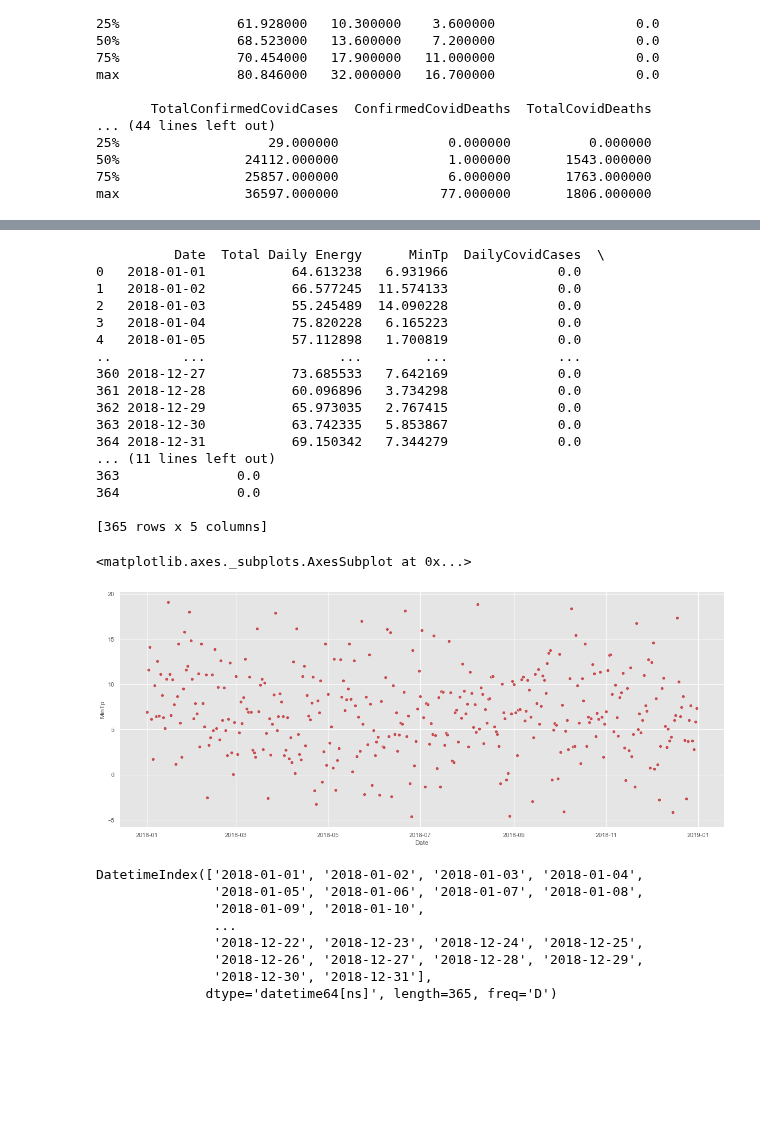
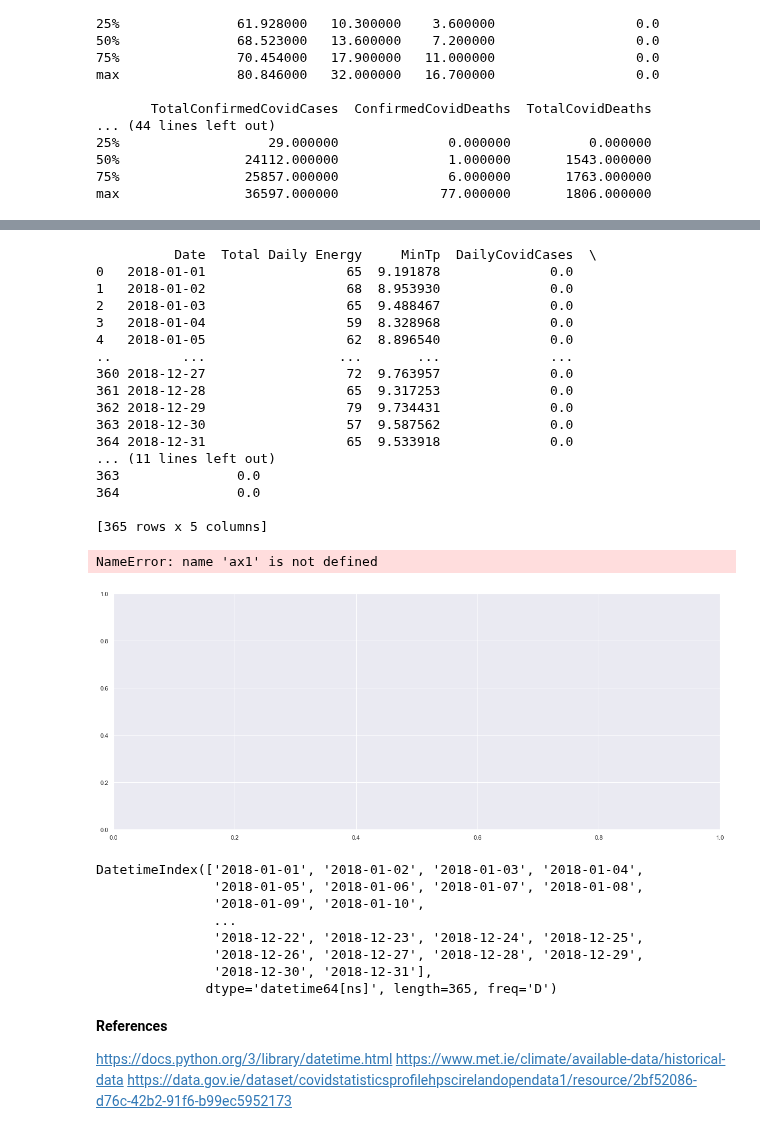
Before and after one commit to Keitho08/Prog_for_data_analyis_project_2020, a Jupyter notebook: Programming_for_Data_Analysis_Project_2020.ipynb, the cells around one changed output, grey strips where cells are left out. Saved outputs shown, nothing was run; the diff lists cells and outputs as text; code cells hidden in the pictures; blank space fills up the shorter version.

Commit message:
Created real life data sets and added synthesised data

```diff
--- a/Programming_for_Data_Analysis_Project_2020.ipynb
+++ b/Programming_for_Data_Analysis_Project_2020.ipynb
@@ -103,44 +232,58 @@ sns.scatterplot(x="datetime", y="TotalDailyEnergy_GWh", size="TotalDailyEnergy_G
 # %%
 import numpy as np
 import pandas as pd
 import datetime
+import math
 
 np.random.seed(2)
 
 start2018 = datetime.datetime(2018, 1, 1)
 end2018 = datetime.datetime(2018, 12, 31)
 dates2018 = pd.date_range(start2018, end2018, freq='d')
-#synEne2018 = np.random.poisson(lam=66.883795, size=365)
-#synMintp2018 = np.random.poisson(lam= 7.203288, size=365)
-synEne2018 = np.random.normal(loc=66.883795, scale=5.448145, size=365)
-synMintp2018 = np.random.normal(loc=7.203288, scale=4.690315, size=365)
+synEne2018 = np.random.poisson(lam=66.883795, size=365)
 synCovidDailyCases2018 = np.random.normal(loc=0.0, scale=0.0, size=365)
 synCovidDailyDeaths2018 = np.random.normal(loc=0.0, scale=0.0, size=365)
+
+t_range = 4.690315 # our range
+t_mean = 7.203288  # our mean
+t_min = -5.0
+#synMintp2018 = np.sin(np.arange(365)/365 * math.pi)*t_range + t_min
+#synMintp2018 = np.sin(np.arange(365)/365 * math.pi)*t_range + t_mean
+synMintp2018 += np.random.normal(loc=7.203288, scale=0.2, size=365)
+
+
+#synMintp2018 = np.random.poisson(lam= 7.203288, size=365)
+#synEne2018 = np.random.normal(loc=66.883795, scale=5.448145, size=365)
+#synMintp2018 = np.random.normal(loc=7.203288, scale=4.690315, size=365)
+#synCovidDailyCases2018 = np.random.normal(loc=0.0, scale=0.0, size=365)
+#synCovidDailyDeaths2018 = np.random.normal(loc=0.0, scale=0.0, size=365)
+
+
 syn2018data = pd.DataFrame({'Date': dates2018, 'Total Daily Energy': synEne2018, 'MinTp': synMintp2018, 'DailyCovidCases': synCovidDailyCases2018, 'DailyCovidDeaths': synCovidDailyDeaths2018})
 print(syn2018data)
 
 fig, ax =plt.subplots()
 sns.scatterplot(x="Date", y='MinTp', data=syn2018data[0:], color='r')
 # %% [output]
-          Date  Total Daily Energy      MinTp  DailyCovidCases  \
-0   2018-01-01           64.613238   6.931966              0.0
-1   2018-01-02           66.577245  11.574133              0.0
-2   2018-01-03           55.245489  14.090228              0.0
-3   2018-01-04           75.820228   6.165223              0.0
-4   2018-01-05           57.112898   1.700819              0.0
-..         ...                 ...        ...              ...
-360 2018-12-27           73.685533   7.642169              0.0
-361 2018-12-28           60.096896   3.734298              0.0
-362 2018-12-29           65.973035   2.767415              0.0
-363 2018-12-30           63.742335   5.853867              0.0
-364 2018-12-31           69.150342   7.344279              0.0
+          Date  Total Daily Energy     MinTp  DailyCovidCases  \
+0   2018-01-01                  65  9.191878              0.0
+1   2018-01-02                  68  8.953930              0.0
+2   2018-01-03                  65  9.488467              0.0
+3   2018-01-04                  59  8.328968              0.0
+4   2018-01-05                  62  8.896540              0.0
+..         ...                 ...       ...              ...
+360 2018-12-27                  72  9.763957              0.0
+361 2018-12-28                  65  9.317253              0.0
+362 2018-12-29                  79  9.734431              0.0
+363 2018-12-30                  57  9.587562              0.0
+364 2018-12-31                  65  9.533918              0.0
 ... (11 lines left out)
 363               0.0
 364               0.0
 
 [365 rows x 5 columns]
-<matplotlib.axes._subplots.AxesSubplot at 0x...>
+NameError: name 'ax1' is not defined
-[figure, old version]
+[figure, new version]
 # %%
 start2018 = pd.datetime(2018, 1, 1)
 end2018 = pd.datetime(2018, 12, 31)
@@ -155,3 +298,9 @@ DatetimeIndex(['2018-01-01', '2018-01-02', '2018-01-03', '2018-01-04',
                '2018-12-26', '2018-12-27', '2018-12-28', '2018-12-29',
                '2018-12-30', '2018-12-31'],
               dtype='datetime64[ns]', length=365, freq='D')
+# %% [markdown]
+**References**
+
+https://docs.python.org/3/library/datetime.html
+https://www.met.ie/climate/available-data/historical-data
+https://data.gov.ie/dataset/covidstatisticsprofilehpscirelandopendata1/resource/2bf52086-d76c-42b2-91f6-b99ec5952173
```
Also changed, not shown: parts of 21 cells of this notebook.
